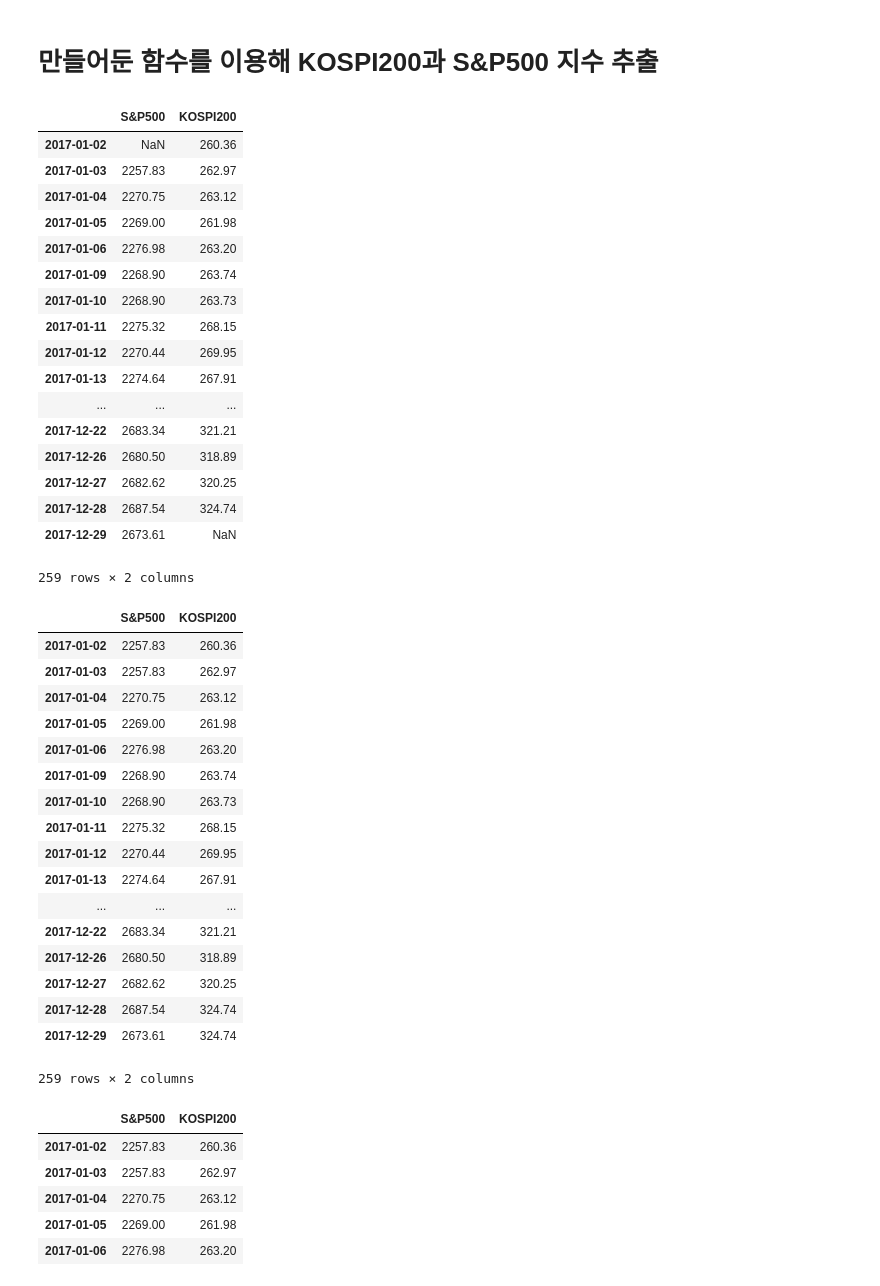
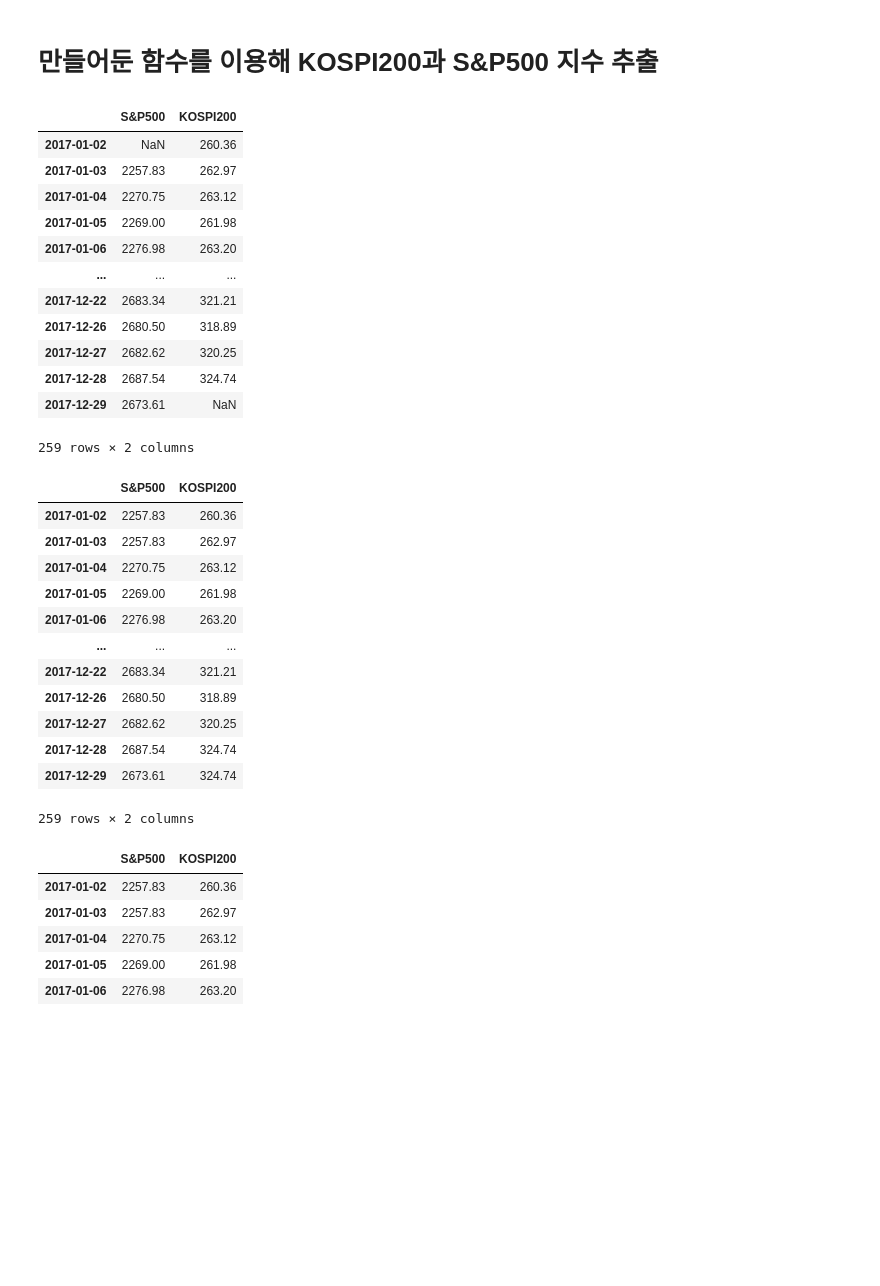
Before and after one commit to finterstellar/recipe, a Jupyter notebook: 07.1. 과거시세 수집.ipynb, the cells around one changed output. Drawn from its saved outputs; the diff is of its cells as text; code cells hidden in the pictures; blank space fills up the shorter version.

```diff
--- a/07.1. 과거시세 수집.ipynb
+++ b/07.1. 과거시세 수집.ipynb
@@ -523,19 +528,15 @@ tmp = {'S&P500':sp500, 'KOSPI200':kospi200}
 import pandas as pd
 # %%
 df = pd.DataFrame(tmp)
+df.sort_index(inplace=True)   # 날짜순으로 정렬하기 위한 코드 추가
 df
 # %% [output]
 |  | S&P500 | KOSPI200 |
 | 2017-01-02 | NaN | 260.36 |
 | 2017-01-03 | 2257.83 | 262.97 |
 | 2017-01-04 | 2270.75 | 263.12 |
 | 2017-01-05 | 2269.00 | 261.98 |
 | 2017-01-06 | 2276.98 | 263.20 |
-| 2017-01-09 | 2268.90 | 263.74 |
-| 2017-01-10 | 2268.90 | 263.73 |
-| 2017-01-11 | 2275.32 | 268.15 |
-| 2017-01-12 | 2270.44 | 269.95 |
-| 2017-01-13 | 2274.64 | 267.91 |
 | ... | ... | ... |
 | 2017-12-22 | 2683.34 | 321.21 |
 | 2017-12-26 | 2680.50 | 318.89 |
@@ -555,11 +556,6 @@ df
 | 2017-01-04 | 2270.75 | 263.12 |
 | 2017-01-05 | 2269.00 | 261.98 |
 | 2017-01-06 | 2276.98 | 263.20 |
-| 2017-01-09 | 2268.90 | 263.74 |
-| 2017-01-10 | 2268.90 | 263.73 |
-| 2017-01-11 | 2275.32 | 268.15 |
-| 2017-01-12 | 2270.44 | 269.95 |
-| 2017-01-13 | 2274.64 | 267.91 |
 | ... | ... | ... |
 | 2017-12-22 | 2683.34 | 321.21 |
 | 2017-12-26 | 2680.50 | 318.89 |
```
Also changed, not shown: parts of 28 cells of this notebook.
